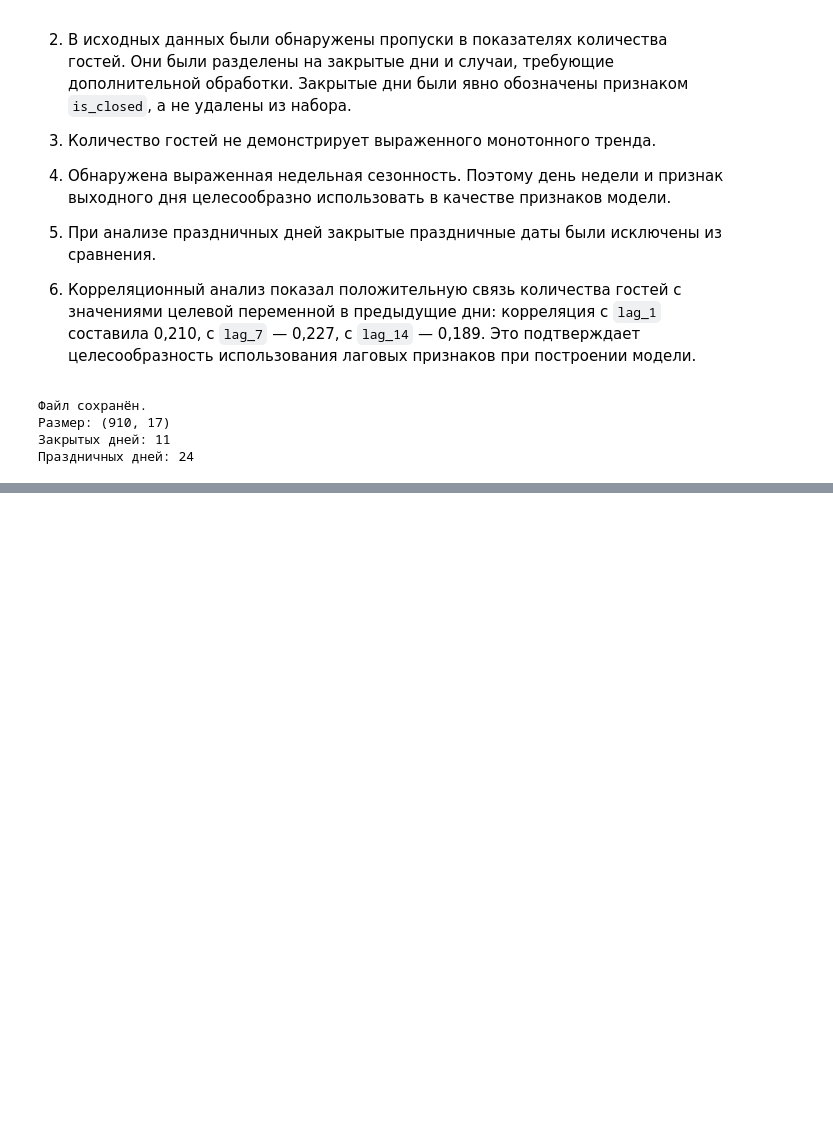
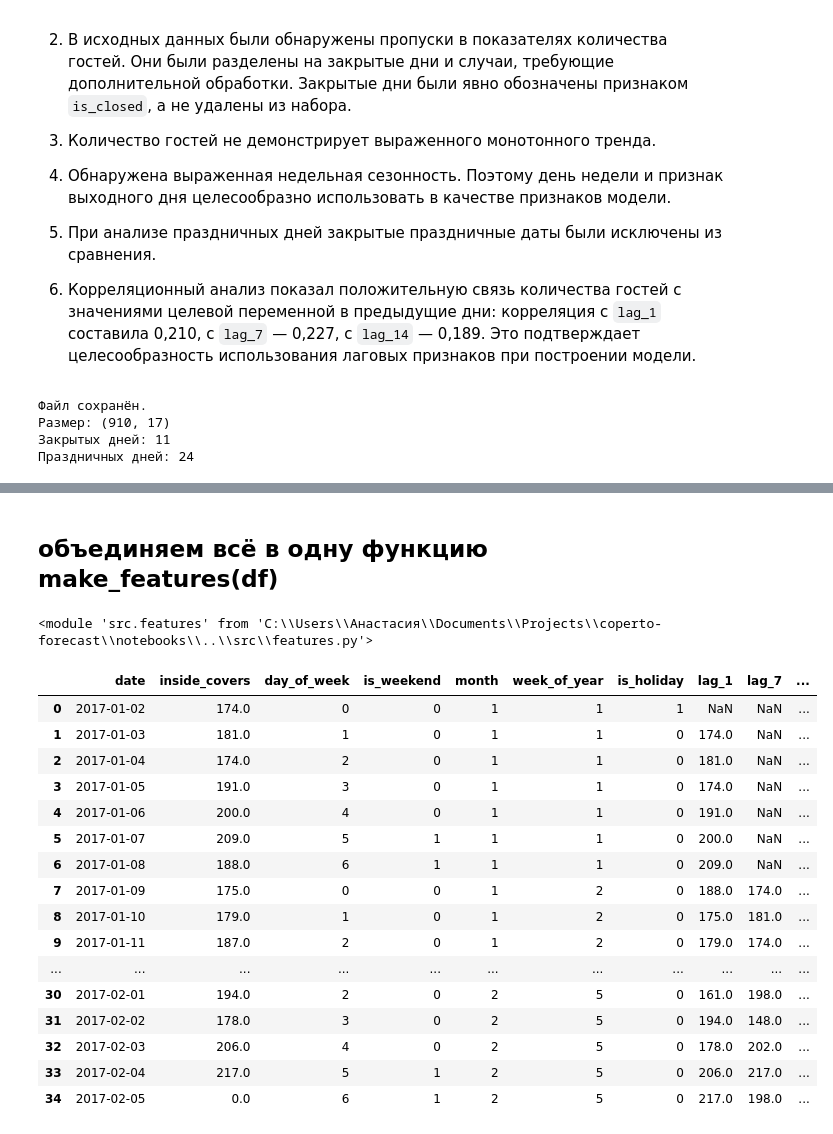
Before and after one commit to Yablontseva/coperto-forecast, a Jupyter notebook: notebooks/01_eda.ipynb, the cells around one changed output, grey strips where cells are left out. Saved outputs shown, nothing was run; the diff lists cells and outputs as text; code cells hidden in the pictures; blank space fills up the shorter version.

Commit message:
Add feature engineering and modeling notebook

```diff
--- a/notebooks/01_eda.ipynb
+++ b/notebooks/01_eda.ipynb
@@ -800,0 +915,8 @@ print("Праздничных дней:", df["is_holiday"].sum())
+# %% [markdown]
+## объединяем всё в одну функцию make_features(df)
+# %%
+import importlib
+import src.features
+importlib.reload(src.features)
+# %% [output]
+<module 'src.features' from 'C:\\Users\\Анастасия\\Documents\\Projects\\coperto-forecast\\notebooks\\..\\src\\features.py'>
@@ -800,0 +925,36 @@ print("Праздничных дней:", df["is_holiday"].sum())
+# %%
+features_df = make_features(df)
+features_df[
+    [
+        "date",
+        "inside_covers",
+        "day_of_week",
+        "is_weekend",
+        "month",
+        "week_of_year",
+        "is_holiday",
+        "lag_1",
+        "lag_7",
+        "lag_14",
+        "rolling_mean_7",
+        "rolling_mean_28"
+    ]
+].head(35)
+# %% [output]
+|  | date | inside_covers | day_of_week | is_weekend | month | week_of_year | is_holiday | lag_1 | lag_7 | ... |
+| 0 | 2017-01-02 | 174.0 | 0 | 0 | 1 | 1 | 1 | NaN | NaN | ... |
+| 1 | 2017-01-03 | 181.0 | 1 | 0 | 1 | 1 | 0 | 174.0 | NaN | ... |
+| 2 | 2017-01-04 | 174.0 | 2 | 0 | 1 | 1 | 0 | 181.0 | NaN | ... |
+| 3 | 2017-01-05 | 191.0 | 3 | 0 | 1 | 1 | 0 | 174.0 | NaN | ... |
+| 4 | 2017-01-06 | 200.0 | 4 | 0 | 1 | 1 | 0 | 191.0 | NaN | ... |
+| 5 | 2017-01-07 | 209.0 | 5 | 1 | 1 | 1 | 0 | 200.0 | NaN | ... |
+| 6 | 2017-01-08 | 188.0 | 6 | 1 | 1 | 1 | 0 | 209.0 | NaN | ... |
+| 7 | 2017-01-09 | 175.0 | 0 | 0 | 1 | 2 | 0 | 188.0 | 174.0 | ... |
+| 8 | 2017-01-10 | 179.0 | 1 | 0 | 1 | 2 | 0 | 175.0 | 181.0 | ... |
+| 9 | 2017-01-11 | 187.0 | 2 | 0 | 1 | 2 | 0 | 179.0 | 174.0 | ... |
+| ... | ... | ... | ... | ... | ... | ... | ... | ... | ... | ... |
+| 30 | 2017-02-01 | 194.0 | 2 | 0 | 2 | 5 | 0 | 161.0 | 198.0 | ... |
+| 31 | 2017-02-02 | 178.0 | 3 | 0 | 2 | 5 | 0 | 194.0 | 148.0 | ... |
+| 32 | 2017-02-03 | 206.0 | 4 | 0 | 2 | 5 | 0 | 178.0 | 202.0 | ... |
+| 33 | 2017-02-04 | 217.0 | 5 | 1 | 2 | 5 | 0 | 206.0 | 217.0 | ... |
+| 34 | 2017-02-05 | 0.0 | 6 | 1 | 2 | 5 | 0 | 217.0 | 198.0 | ... |
```
Also changed, not shown: parts of 17 cells of this notebook, 3 other files.
